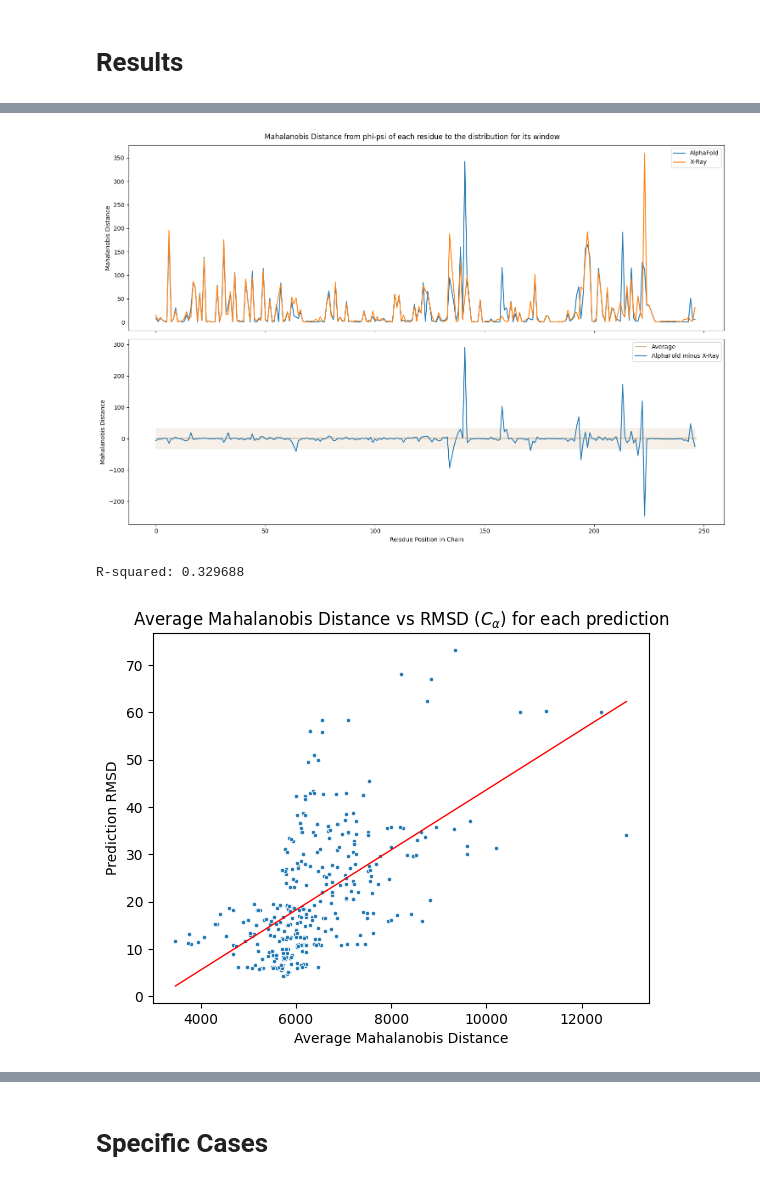
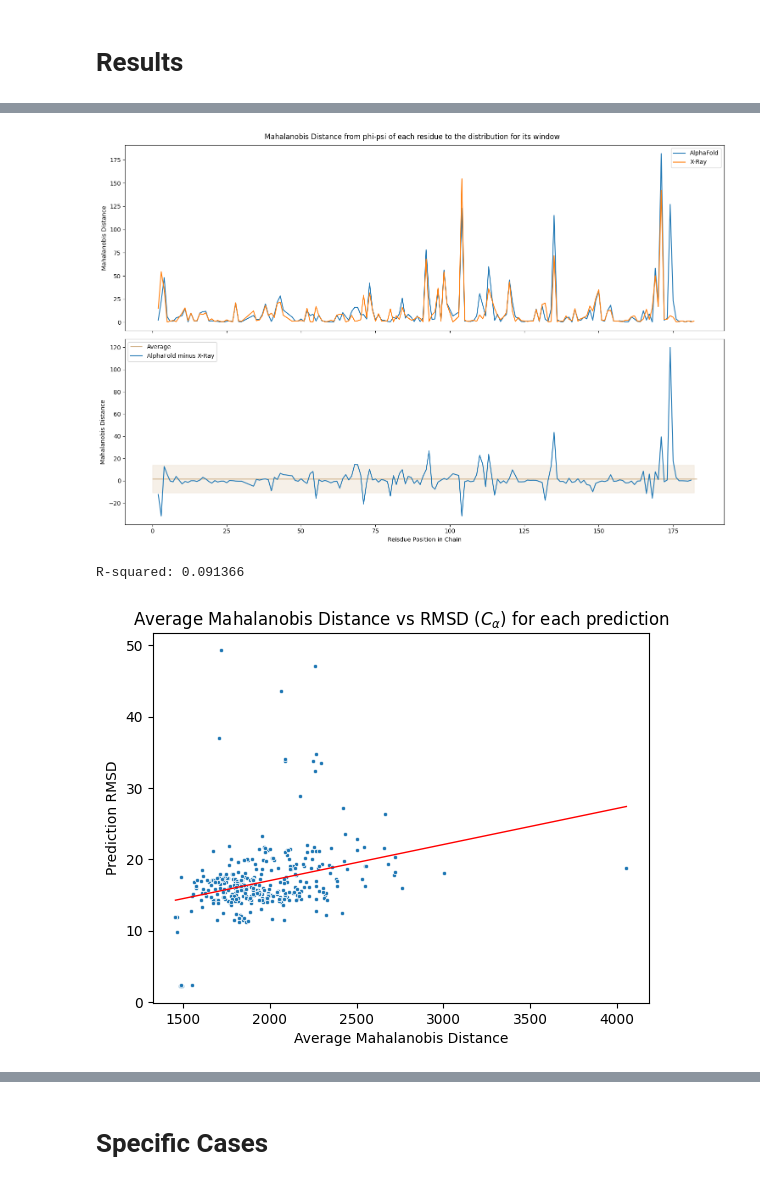
Before and after one commit to Musa-Azeem/protein-dihedral-visualization, a Jupyter notebook: multi-window.ipynb, the cells around one changed output, grey strips where cells are left out. Saved outputs shown, nothing was run; the diff lists cells and outputs as text; code cells hidden in the pictures.

```diff
--- a/multi-window.ipynb
+++ b/multi-window.ipynb
@@ -608,7 +669,9 @@ Skipping RQSGLD - not enough data points
 # %%
-eps=5
-phi_psi_predictions = pd.read_csv(outdir / f'phi_psi_predictions_md-eps{eps}.csv')
-xray_phi_psi = pd.read_csv(outdir / f'xray_phi_psi_md-eps{eps}.csv')
+# eps=5
+# phi_psi_predictions = pd.read_csv(outdir / f'phi_psi_predictions_md-eps{eps}.csv')
+# xray_phi_psi = pd.read_csv(outdir / f'xray_phi_psi_md-eps{eps}.csv')
+phi_psi_predictions = pd.read_csv(outdir / f'phi_psi_predictions_md-kmeans.csv')
+xray_phi_psi = pd.read_csv(outdir / f'xray_phi_psi_md-kmeans.csv')
 # %%
 # Plot xray vs prediction md for each residue of one prediction
 def plot_res_vs_md(pred_id, pred_name=None, highlight_res=None, limit_quantile=None):
@@ -618,35 +681,38 @@ def plot_res_vs_md(pred_id, pred_name=None, highlight_res=None, limit_quantile=N
     alpha = phi_psi_predictions.loc[phi_psi_predictions.protein_id == pred_id]
     xray_phi_psi['Source'] = 'X-Ray'
     both = pd.merge(alpha, xray_phi_psi[['seq', 'md']], how='inner', on=['seq','seq'], suffixes=('_alpha','_xray'))
     both['md_diff'] = both['md_alpha'] - both['md_xray']
     fig, axes = plt.subplots(2, figsize=(15,10), sharex=True)
     both_limit = both.copy()
     if limit_quantile:
         both_limit[both_limit.md_alpha > both_limit.md_alpha.quantile(limit_quantile)] = np.nan
         both_limit[both_limit.md_xray > both_limit.md_xray.quantile(limit_quantile)] = np.nan
         both_limit[both_limit.md_diff > both_limit.md_diff.quantile(limit_quantile)] = np.nan
     sns.lineplot(data=both_limit.reset_index(), x='index', y='md_alpha', ax=axes[0], label=pred_name)
     sns.lineplot(data=both_limit.reset_index(), x='index', y='md_xray', ax=axes[0], label='X-Ray')
     axes[0].set_ylabel('Mahalanobis Distance')
     axes[1].hlines(both_limit['md_diff'].mean(), xmin=0, xmax=len(both_limit), color='tan', label='Average')
     axes[1].fill_between(x=both_limit.index, y1=both_limit['md_diff'].mean() + both_limit['md_diff'].std(), y2=both_limit['md_diff'].mean() - both_limit['md_diff'].std(), color='tan', alpha=0.2)
     sns.lineplot(data=both_limit.reset_index(), x='index', y='md_diff', ax=axes[1], label=f'{pred_name} minus X-Ray')
     axes[1].set_ylabel('Mahalanobis Distance')
     axes[1].set_xlabel('Reisdue Position in Chain')
     fig.suptitle('Mahalanobis Distance from phi-psi of each residue to the distribution for its window')
     plt.tight_layout()
 
     if highlight_res:
         for ax in axes:
             ax.axvspan(highlight_res[0], highlight_res[1], color='red', alpha=0.2)
 
     return both
 
 protein_ids = phi_psi_predictions.protein_id.unique()
-both = plot_res_vs_md(protein_ids[3], pred_name="AlphaFold")
+# both = plot_res_vs_md(protein_ids[5], pred_name="AlphaFold") # 1030
+# both = plot_res_vs_md(protein_ids[8], pred_name="AlphaFold") # 1038
+# both = plot_res_vs_md(protein_ids[3], pred_name="AlphaFold") # 1024
+both = plot_res_vs_md(protein_ids[6], pred_name="AlphaFold")
 # NOTE: for presentation, highlight area around res-300 to show this is where alphafold did bad
 # %% [output]
-[figure, old version]
+[figure, new version]
 # %%
 # Compare rmsd and mahalanobis distance
 import matplotlib.pyplot as plt
@@ -659,17 +725,23 @@ def filter_and_agg(series, agg='sum', quantile=0.8):
 def calc_perc_na(series):
     return series.sum() / len(series)
 
-def plot_md_vs_rmsd(rmsd_lim=np.inf, md_lim_low=0, md_lim=np.inf):
+def plot_md_vs_rmsd(rmsd_lim_low=0, rmsd_lim_high=np.inf, md_lim_low=0, md_lim_high=np.inf):
     phi_psi_predictions['md_na'] = phi_psi_predictions.md.isna()
     group_maha = phi_psi_predictions.groupby('protein_id', as_index=False).agg(
         md=('md',lambda x: filter_and_agg(x, agg='sum', quantile=1)),
-        std_md=('md',lambda x: filter_and_agg(x, agg='std', quantile=0.8)),
-        md_na=('md_na',calc_perc_na)
+        std_md=('md',lambda x: filter_and_agg(x, agg='std', quantile=1)),
+        md_na=('md_na',calc_perc_na),
+        mds=('md', list)
     )
-    # group_maha = phi_psi_predictions.groupby('protein_id', as_index=False).agg({'md': filter_and_agg, 'md_na':calc_perc_na})
     group_maha = group_maha.merge(results[['Model', 'RMS_CA']], left_on='protein_id', right_on='Model', how='inner')
+
     group_maha = group_maha[group_maha.md_na <= group_maha.md_na.quantile(.9)]
-    group_maha = group_maha[(group_maha.RMS_CA < rmsd_lim) & (group_maha.md > md_lim_low) & (group_maha.md < md_lim)].dropna()
+    group_maha = group_maha[
+        (group_maha.RMS_CA > rmsd_lim_low) & \
+        (group_maha.RMS_CA < rmsd_lim_high) & \
+        (group_maha.md > md_lim_low) &\
+        (group_maha.md < md_lim_high)
+    ].dropna()
 
     fig, ax = plt.subplots()
     sns.scatterplot(data=group_maha, x='md', y='RMS_CA', ax=ax, marker='.', legend=False)
@@ -680,9 +752,9 @@ def plot_md_vs_rmsd(rmsd_lim=np.inf, md_lim_low=0, md_lim=np.inf):
     regr = linregress(group_maha.md, group_maha.RMS_CA)
     print(f"R-squared: {regr.rvalue**2:.6f}")
     return group_maha
-group_maha = plot_md_vs_rmsd()
+group_maha = plot_md_vs_rmsd(0,90, 0, 5000)
 # ax.set_xlim((0.8,1.4))
 # ax.set_ylim((0,6))
 # %% [output]
-R-squared: 0.329688
+R-squared: 0.091366
-[figure, old version]
+[figure, new version]
```
Also changed, not shown: parts of 30 cells of this notebook, 2 other files.
